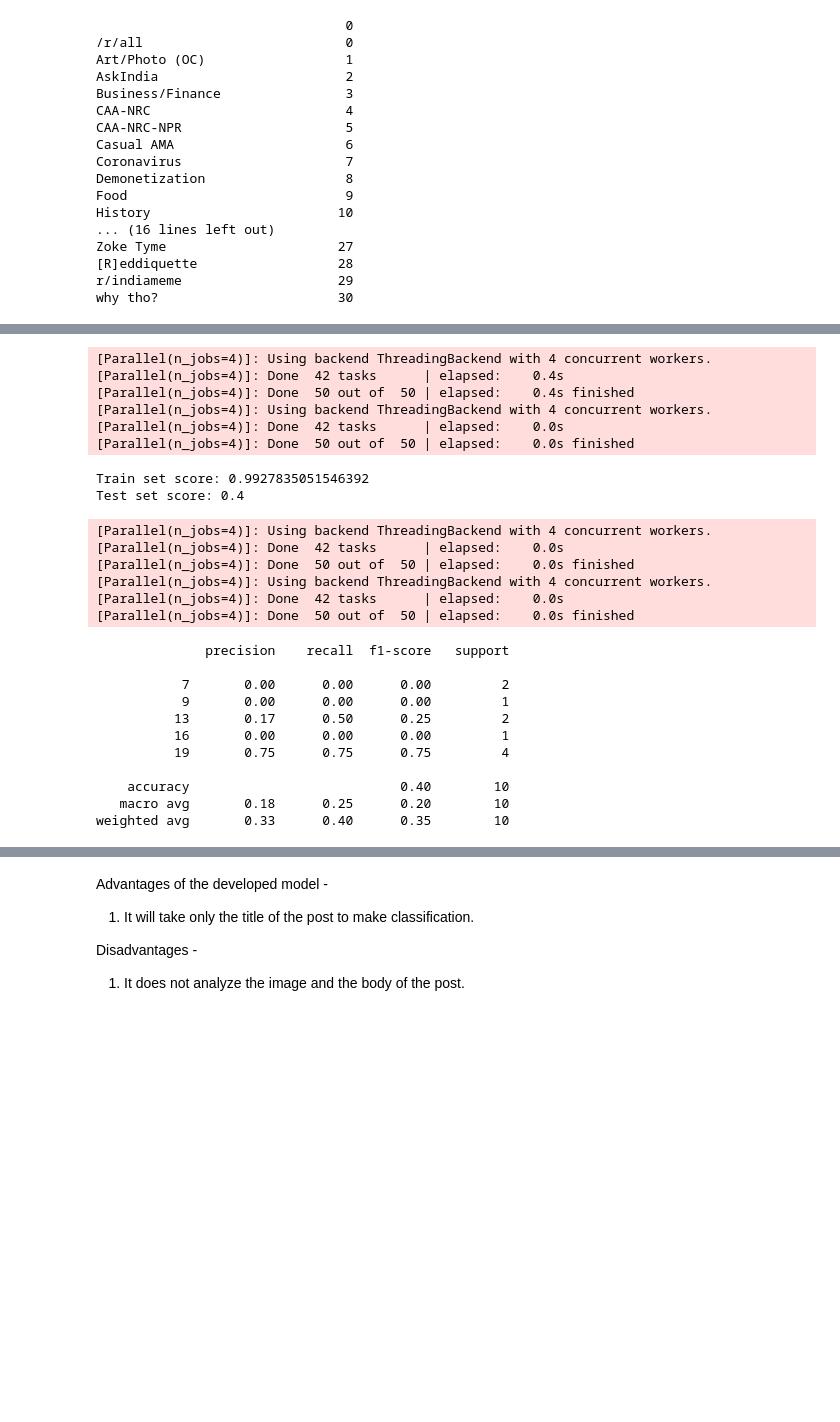
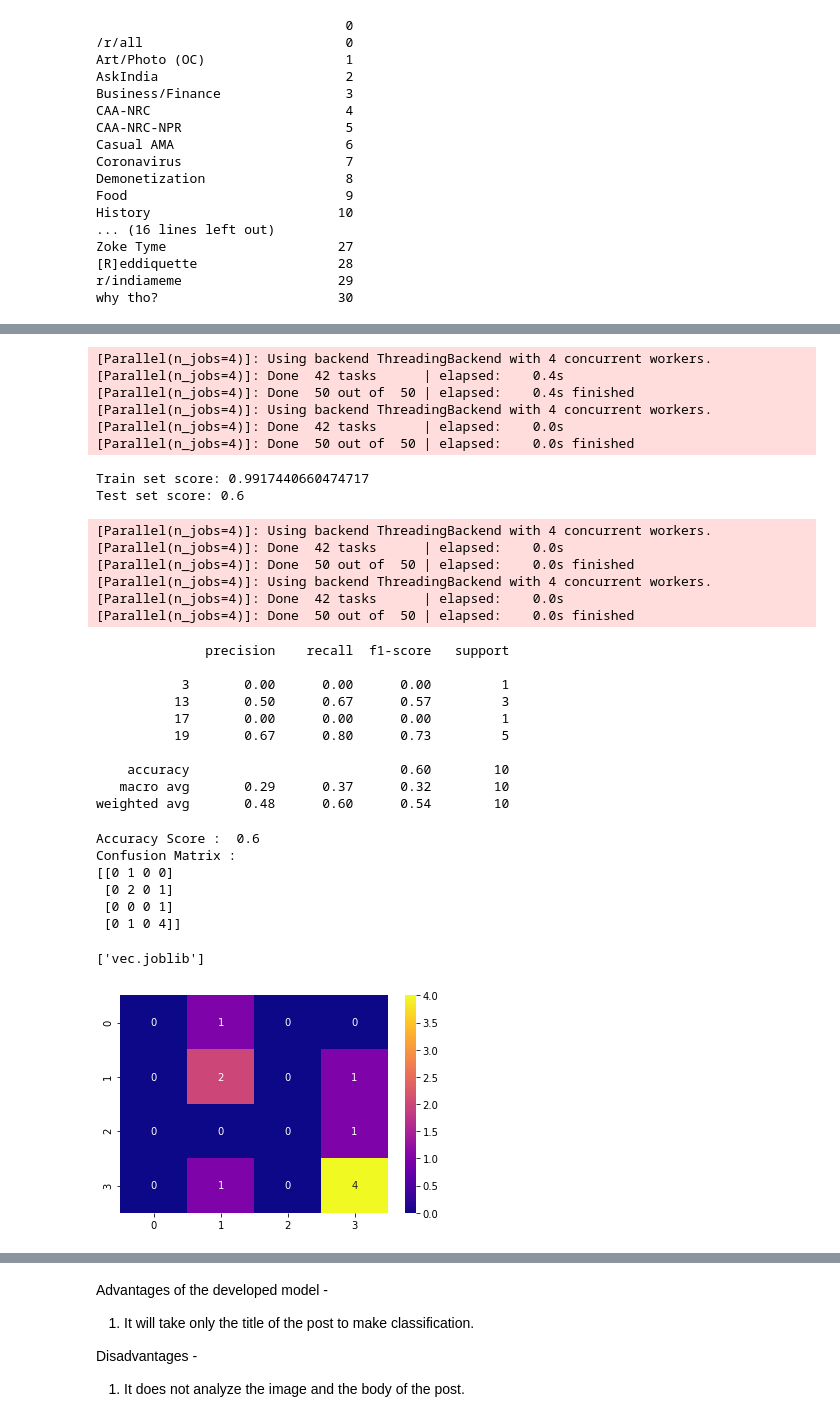
Before and after one commit to urvashiramdasani/reddit-flare-detection, a Jupyter notebook: Reddit_Flair_Detection.ipynb, the cells around one changed output, grey strips where cells are left out. Drawn from its saved outputs; the diff is of its cells as text; code cells hidden in the pictures; blank space fills up the shorter version.

```diff
--- a/Reddit_Flair_Detection.ipynb
+++ b/Reddit_Flair_Detection.ipynb
@@ -139,4 +137,5 @@ with concurrent.futures.ProcessPoolExecutor() as executor:
 # %%
 from sklearn.feature_extraction.text import TfidfVectorizer
 vectorizer = TfidfVectorizer()
-X = vectorizer.fit_transform(corpus)
+X = vectorizer.fit(corpus)
+joblib.dump(X, "vectorizer2.joblib")
@@ -234,8 +234,8 @@ print(classification_report(y_test.astype(int), y_pred))
 [Parallel(n_jobs=4)]: Using backend ThreadingBackend with 4 concurrent workers.
 [Parallel(n_jobs=4)]: Done  42 tasks      | elapsed:    0.0s
 [Parallel(n_jobs=4)]: Done  50 out of  50 | elapsed:    0.0s finished
-Train set score: 0.9927835051546392
-Test set score: 0.4
+Train set score: 0.9917440660474717
+Test set score: 0.6
 [Parallel(n_jobs=4)]: Using backend ThreadingBackend with 4 concurrent workers.
 [Parallel(n_jobs=4)]: Done  42 tasks      | elapsed:    0.0s
 [Parallel(n_jobs=4)]: Done  50 out of  50 | elapsed:    0.0s finished
@@ -244,15 +244,37 @@ Test set score: 0.4
 [Parallel(n_jobs=4)]: Done  50 out of  50 | elapsed:    0.0s finished
               precision    recall  f1-score   support
 
-           7       0.00      0.00      0.00         2
-           9       0.00      0.00      0.00         1
-          13       0.17      0.50      0.25         2
-          16       0.00      0.00      0.00         1
-          19       0.75      0.75      0.75         4
+           3       0.00      0.00      0.00         1
+          13       0.50      0.67      0.57         3
+          17       0.00      0.00      0.00         1
+          19       0.67      0.80      0.73         5
 
-    accuracy                           0.40        10
-   macro avg       0.18      0.25      0.20        10
-weighted avg       0.33      0.40      0.35        10
+    accuracy                           0.60        10
+   macro avg       0.29      0.37      0.32        10
+weighted avg       0.48      0.60      0.54        10
+# %%
+# We will use Random Forests since it has the maximum accuracy.
+# We can see below that the accuracy score is 60%.
+# Accuracy and other measures
+from sklearn import metrics
+import seaborn as sns
+import joblib
+
+print('Accuracy Score : ', metrics.accuracy_score(y_true = y_test, y_pred = y_pred))
+print('Confusion Matrix : ')
+cm = metrics.confusion_matrix(y_true = y_test, y_pred = y_pred)
+print(cm)
+sns.heatmap(cm, annot = True, cmap = 'plasma')
+joblib.dump(rf, "vec.joblib")
+# %% [output]
+Accuracy Score :  0.6
+Confusion Matrix :
+[[0 1 0 0]
+ [0 2 0 1]
+ [0 0 0 1]
+ [0 1 0 4]]
+['vec.joblib']
+[figure, added]
 # %%
 # XGBoost
 
```
Also changed, not shown: parts of 11 cells of this notebook, 6 other files.
